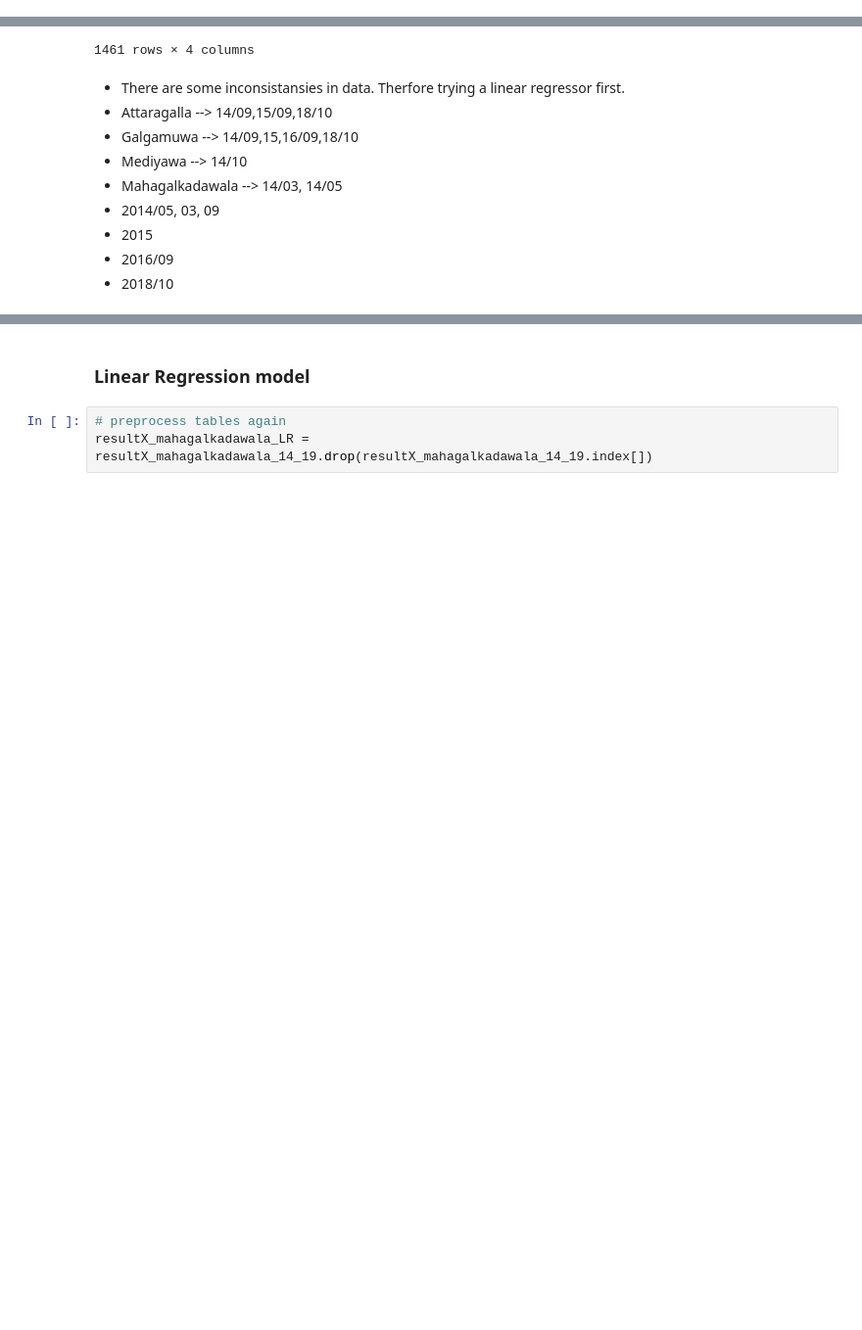
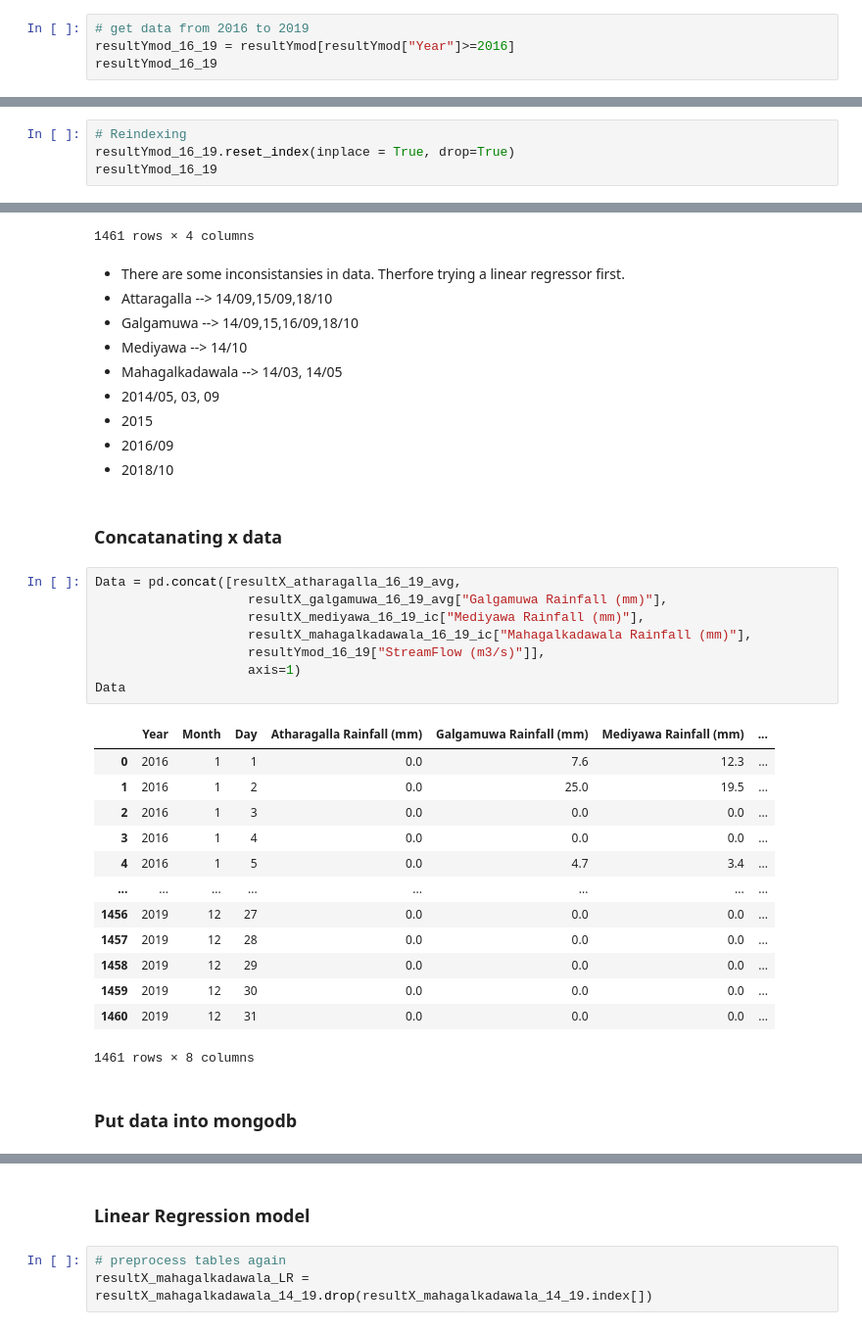
Before and after one commit to cepdnaclk/e17-6sp-Flood-Forecasting-System, a Jupyter notebook: ML/6SPdataSetPreProcess.ipynb, the cells around one changed output, grey strips where cells are left out. Shown at 98% size. Drawn from its saved outputs; the diff is of its cells as text; blank space fills up the shorter version.

```diff
--- a/ML/6SPdataSetPreProcess.ipynb
+++ b/ML/6SPdataSetPreProcess.ipynb
@@ -551,3 +543,7 @@ resultYmod
 | 29 | 2019 | 12 | 30 | 1.289439 |
 | 30 | 2019 | 12 | 31 | 1.372948 |
 2191 rows × 4 columns
+# %%
+# get data from 2016 to 2019
+resultYmod_16_19 = resultYmod[resultYmod["Year"]>=2016]
+resultYmod_16_19
@@ -553,0 +564,4 @@ resultYmod
+# %%
+# Reindexing
+resultYmod_16_19.reset_index(inplace = True, drop=True)
+resultYmod_16_19
@@ -1354,3 +1382,29 @@ resultX_mahagalkadawala_16_19_ic
 - 2015
 - 2016/09
 - 2018/10
+# %% [markdown]
+### Concatanating x data
+# %%
+Data = pd.concat([resultX_atharagalla_16_19_avg,
+                    resultX_galgamuwa_16_19_avg["Galgamuwa Rainfall (mm)"],
+                    resultX_mediyawa_16_19_ic["Mediyawa Rainfall (mm)"],
+                    resultX_mahagalkadawala_16_19_ic["Mahagalkadawala Rainfall (mm)"],
+                    resultYmod_16_19["StreamFlow (m3/s)"]],
+                    axis=1)
+Data
+# %% [output]
+|  | Year | Month | Day | Atharagalla Rainfall (mm) | Galgamuwa Rainfall (mm) | Mediyawa Rainfall (mm) | ... |
+| 0 | 2016 | 1 | 1 | 0.0 | 7.6 | 12.3 | ... |
+| 1 | 2016 | 1 | 2 | 0.0 | 25.0 | 19.5 | ... |
+| 2 | 2016 | 1 | 3 | 0.0 | 0.0 | 0.0 | ... |
+| 3 | 2016 | 1 | 4 | 0.0 | 0.0 | 0.0 | ... |
+| 4 | 2016 | 1 | 5 | 0.0 | 4.7 | 3.4 | ... |
+| ... | ... | ... | ... | ... | ... | ... | ... |
+| 1456 | 2019 | 12 | 27 | 0.0 | 0.0 | 0.0 | ... |
+| 1457 | 2019 | 12 | 28 | 0.0 | 0.0 | 0.0 | ... |
+| 1458 | 2019 | 12 | 29 | 0.0 | 0.0 | 0.0 | ... |
+| 1459 | 2019 | 12 | 30 | 0.0 | 0.0 | 0.0 | ... |
+| 1460 | 2019 | 12 | 31 | 0.0 | 0.0 | 0.0 | ... |
+1461 rows × 8 columns
+# %% [markdown]
+### Put data into mongodb
```
Also changed, not shown: parts of 7 cells of this notebook.
